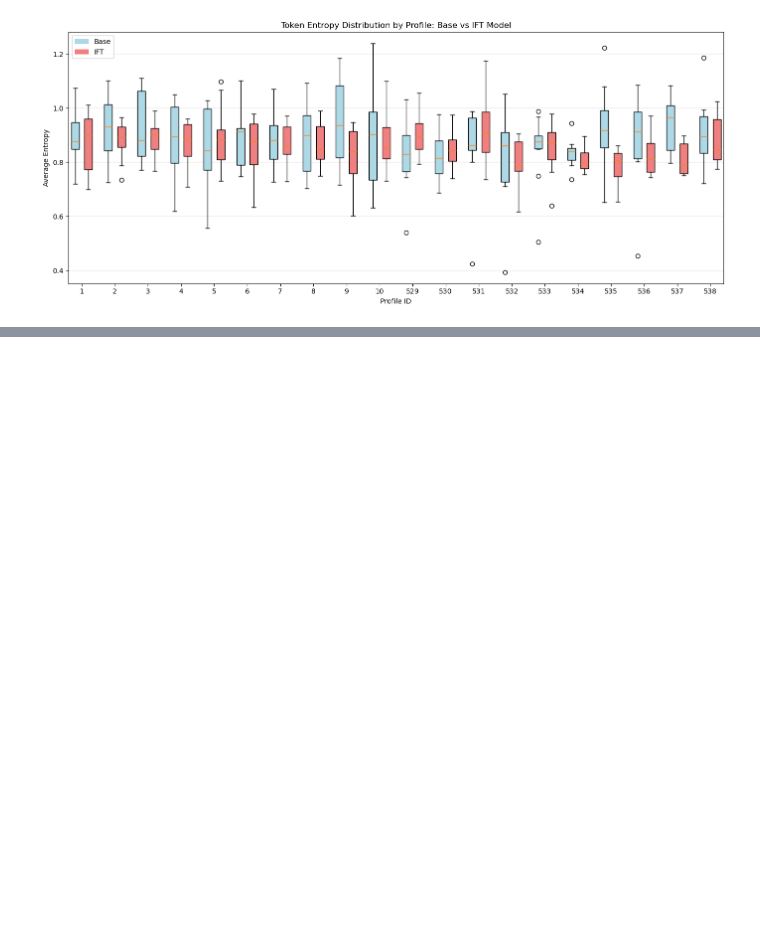
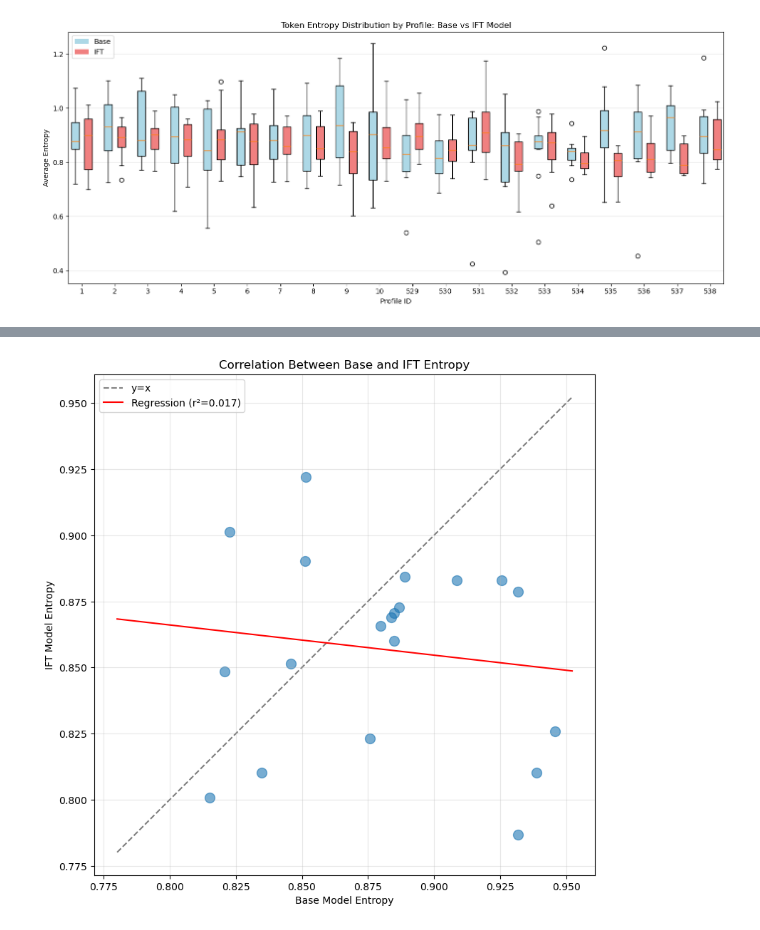
Before and after one commit to manthangadhia/occupational_bias_llms, a Jupyter notebook: notebooks/entropy_analysis.ipynb, the cells around one changed output, grey strips where cells are left out. Saved outputs shown, nothing was run; the diff lists cells and outputs as text; code cells hidden in the pictures; blank space fills up the shorter version.

```diff
--- a/notebooks/entropy_analysis.ipynb
+++ b/notebooks/entropy_analysis.ipynb
@@ -191,0 +220,32 @@ plt.show()
+# %%
+# scatter plot with regression line
+fig, ax = plt.subplots(figsize=(8, 8))
+
+base_means = [np.mean(profiles[pid]['base']) for pid in profile_ids]
+ift_means = [np.mean(profiles[pid]['ift']) for pid in profile_ids]
+
+ax.scatter(base_means, ift_means, s=100, alpha=0.6)
+
+# Add diagonal line (y=x)
+lims = [min(ax.get_xlim()[0], ax.get_ylim()[0]),
+        max(ax.get_xlim()[1], ax.get_ylim()[1])]
+ax.plot(lims, lims, 'k--', alpha=0.5, zorder=0, label='y=x')
+
+# Add regression line
+from scipy import stats
+slope, intercept, r_value, p_value, std_err = stats.linregress(base_means, ift_means)
+line_x = np.array(lims)
+line_y = slope * line_x + intercept
+ax.plot(line_x, line_y, 'r-', label=f'Regression (r²={r_value**2:.3f})')
+
+ax.set_xlabel('Base Model Entropy')
+ax.set_ylabel('IFT Model Entropy')
+ax.set_title('Correlation Between Base and IFT Entropy')
+ax.legend()
+ax.grid(alpha=0.3)
+ax.set_aspect('equal')
+
+plt.tight_layout()
+plt.show()
+# %% [output]
+[figure, added]
```
Also changed, not shown: parts of 2 cells of this notebook, 1 other file.
